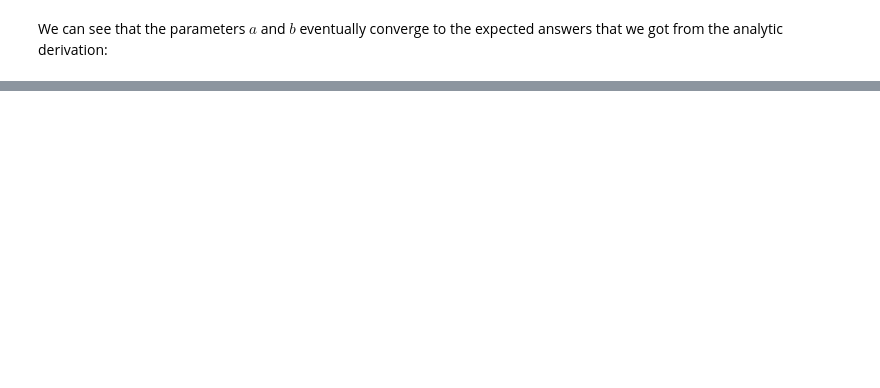
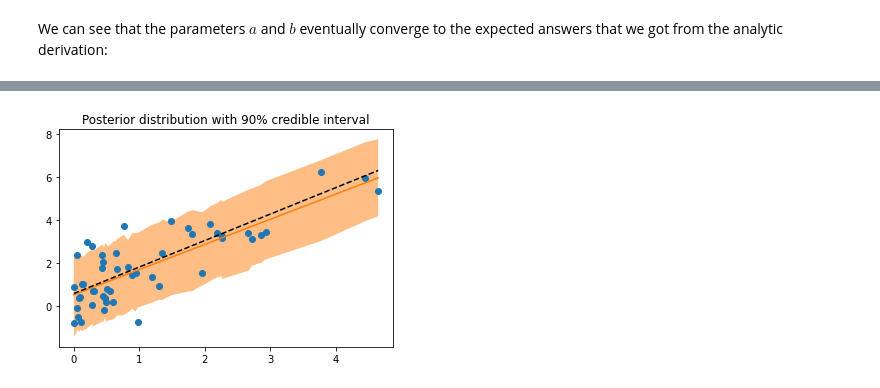
Before and after one commit to ecotner/pytorch-tutorial, a Jupyter notebook: pyro/02_inference.ipynb, the cells around one changed output, grey strips where cells are left out. Drawn from its saved outputs; the diff is of its cells as text; code cells hidden in the pictures; blank space fills up the shorter version.

```diff
--- a/pyro/02_inference.ipynb
+++ b/pyro/02_inference.ipynb
@@ -103,0 +229,21 @@ plt.tight_layout()
+# %%
+# scatter plot of data
+plt.scatter(*data.T)
+# Plot mean regression line
+ps = pyro.get_param_store()
+x = np.linspace(data[:,0].min(), data[:,0].max())
+y = ps['m_mean'].item()*x + ps['b_mean'].item()
+plt.plot(x, y, color="C1")
+# Plot 90% credible interval
+idx = np.argsort(data[:,0])
+x = data[:,0][idx]
+lb = samples['obs'].kthvalue(int(num_samples * 0.05), axis=0).values.detach().numpy()[idx]
+ub = samples['obs'].kthvalue(int(num_samples * 0.95), axis=0).values.detach().numpy()[idx]
+plt.fill_between(x, lb, ub, alpha=0.5, zorder=-1)
+# Plot actual regression line
+plt.plot(x, M*x+B, color='black', linestyle='--')
+
+plt.title("Posterior distribution with 90% credible interval")
+plt.show()
+# %% [output]
+[figure, added]
```
Also changed, not shown: parts of 11 cells of this notebook.
